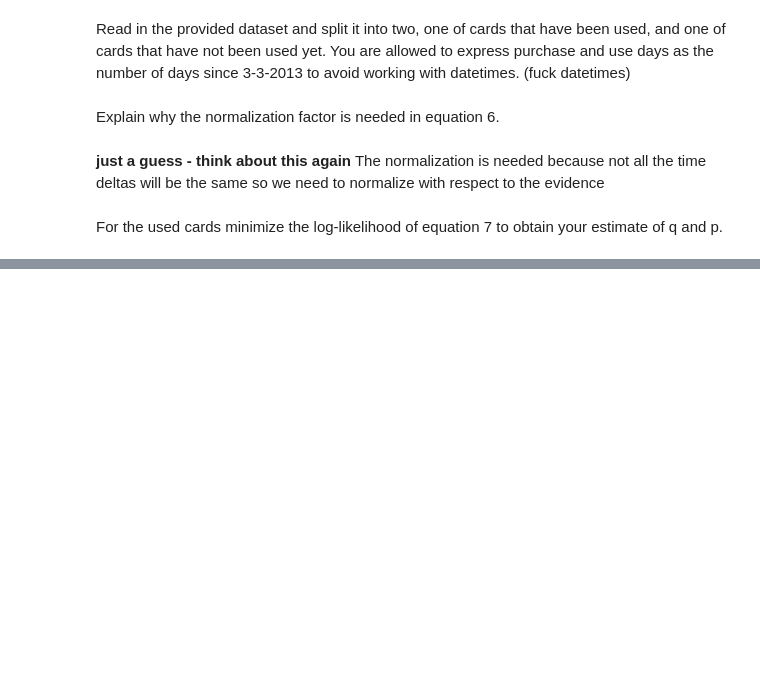
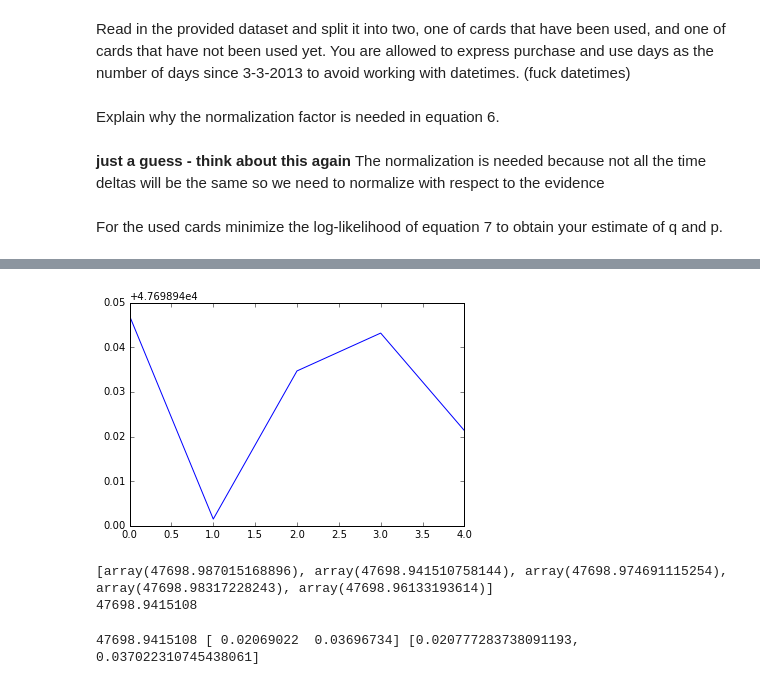
Before and after one commit to RFHO-BDSS/BDexamrevision, a Jupyter notebook: Revision/Exam Revision.ipynb, the cells around one changed output, grey strips where cells are left out. Drawn from its saved outputs; the diff is of its cells as text; code cells hidden in the pictures; blank space fills up the shorter version.

```diff
--- a/Revision/Exam Revision.ipynb
+++ b/Revision/Exam Revision.ipynb
@@ -179,5 +182,18 @@ print results
 # %%
-# plt.plot(range(1, samples), mins)
-# plt.show()
+plt.plot(range(0, samples),mins)
+plt.show()
 
 print mins
+print min(mins)
+# %% [output]
+[figure, added]
+[array(47698.987015168896), array(47698.941510758144), array(47698.974691115254), array(47698.98317228243), array(47698.96133193614)]
+47698.9415108
+# %%
+min_mins = min(mins)
+best_params = results[mins.index(min_mins)]
+avg_params = [np.mean(results[:][0][0]),np.mean(results[:][0][1])]
+
+print min_mins, best_params, avg_params
+# %% [output]
+47698.9415108 [ 0.02069022  0.03696734] [0.020777283738091193, 0.037022310745438061]
```
Also changed, not shown: parts of 4 cells of this notebook, 1 other file.
